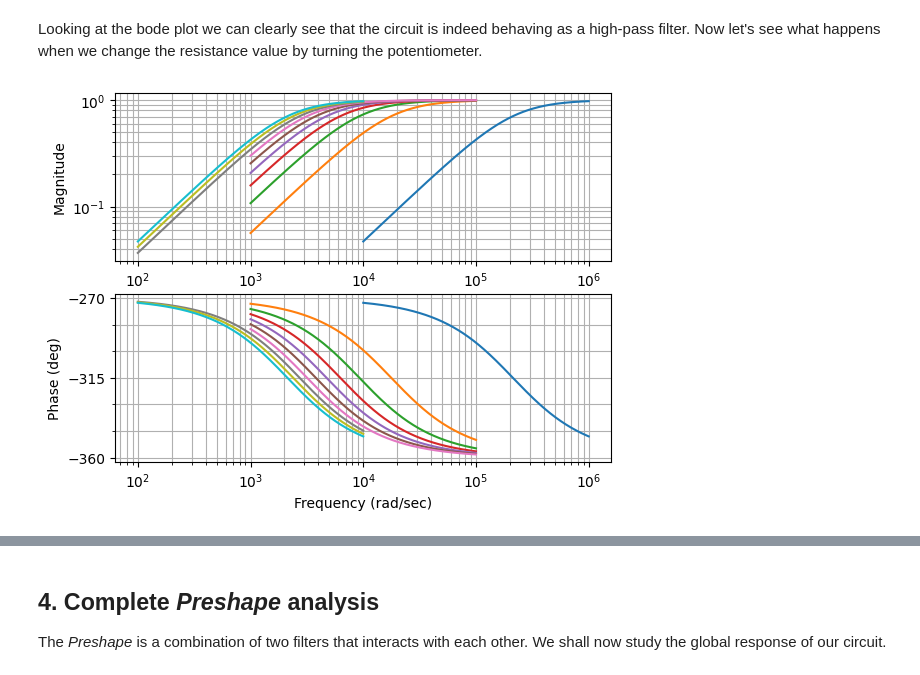
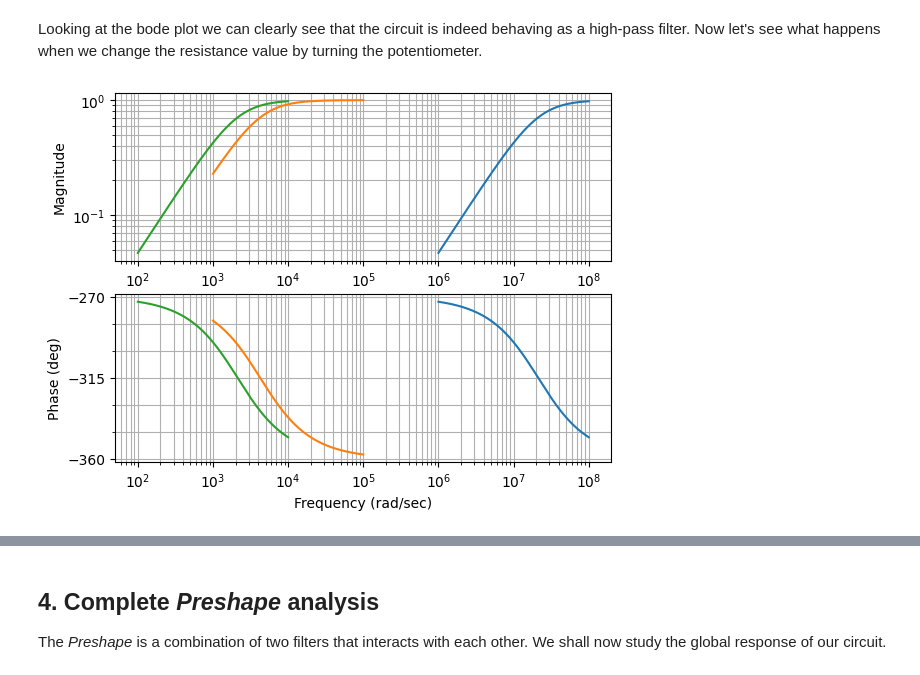
Before and after one commit to TitSo17/custom-fuzz-face, a Jupyter notebook: analysis/notebooks/01_PreShape_filter.ipynb, the cells around one changed output, grey strips where cells are left out. Cells and saved outputs as stored; diff of their text form; code cells hidden in the pictures.

Commit message:
cleaner multi bode plot

```diff
--- a/analysis/notebooks/01_PreShape_filter.ipynb
+++ b/analysis/notebooks/01_PreShape_filter.ipynb
@@ -119,24 +134,24 @@ ct.bode_plot(sys);
 # %% [markdown]
 Looking at the bode plot we can clearly see that the circuit is indeed behaving as a high-pass filter. Now let's see what happens when we change the resistance value by turning the potentiometer.
 # %%
-tab = np.linspace(100, 10e3, 10)
+tab = np.linspace(1, 10e3, 3)
 for i in tab :
     values = {
         R: i,
         C: 47e-9
     }
     H_num = sp.simplify(H_hp.subs(values))
     num, den = sp.fraction(H_num)
     N_poly = sp.Poly(num, s)
     D_poly = sp.Poly(den, s)
     N_coeffs = N_poly.all_coeffs()
     D_coeffs = D_poly.all_coeffs()
     N_coeffs = [float(c) for c in N_coeffs]
     D_coeffs = [float(c) for c in D_coeffs]
     sys = ct.TransferFunction(
         N_coeffs,
         D_coeffs
     )
     ct.bode(sys);
 # %% [output]
-[figure, old version]
+[figure, new version]
```
Also changed, not shown: parts of 17 cells of this notebook, 5 other files.
